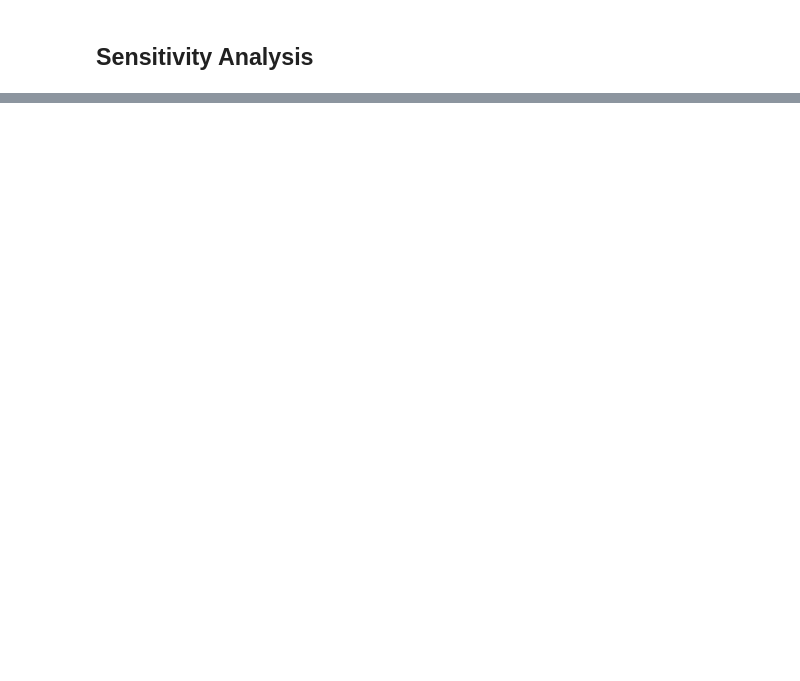
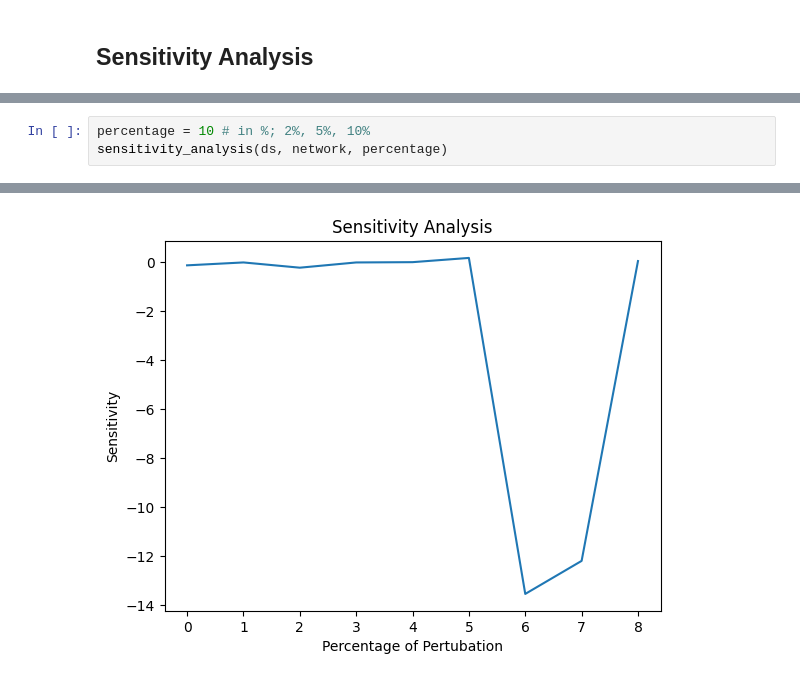
Before and after one commit to mwallace5270/hot-dust, a Jupyter notebook: evaluate.ipynb, the cells around one changed output, grey strips where cells are left out. Drawn from its saved outputs; the diff is of its cells as text; blank space fills up the shorter version.

```diff
--- a/evaluate.ipynb
+++ b/evaluate.ipynb
@@ -146,0 +204,4 @@ NameError: name 'network' is not defined
+# %%
+percentage = 10 # in %; 2%, 5%, 10%
+sensitivity_analysis(ds, network, percentage)
+# %% [output]
@@ -146,0 +218 @@ NameError: name 'network' is not defined
+[figure, added]
```
Also changed, not shown: parts of 12 cells of this notebook, 3 other files.
